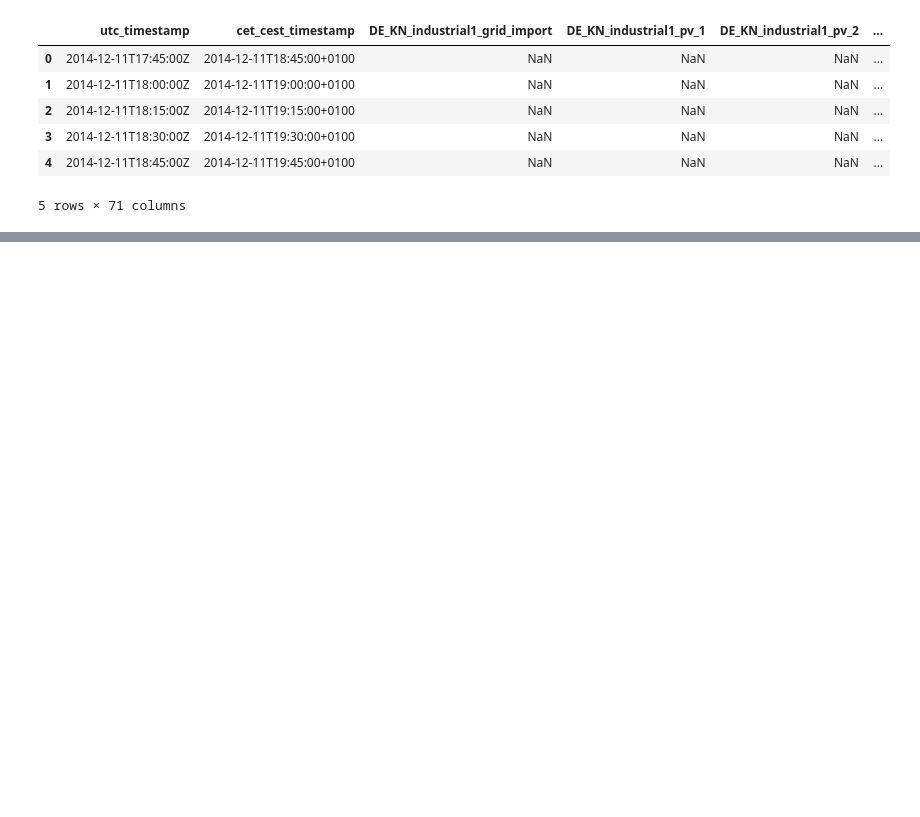
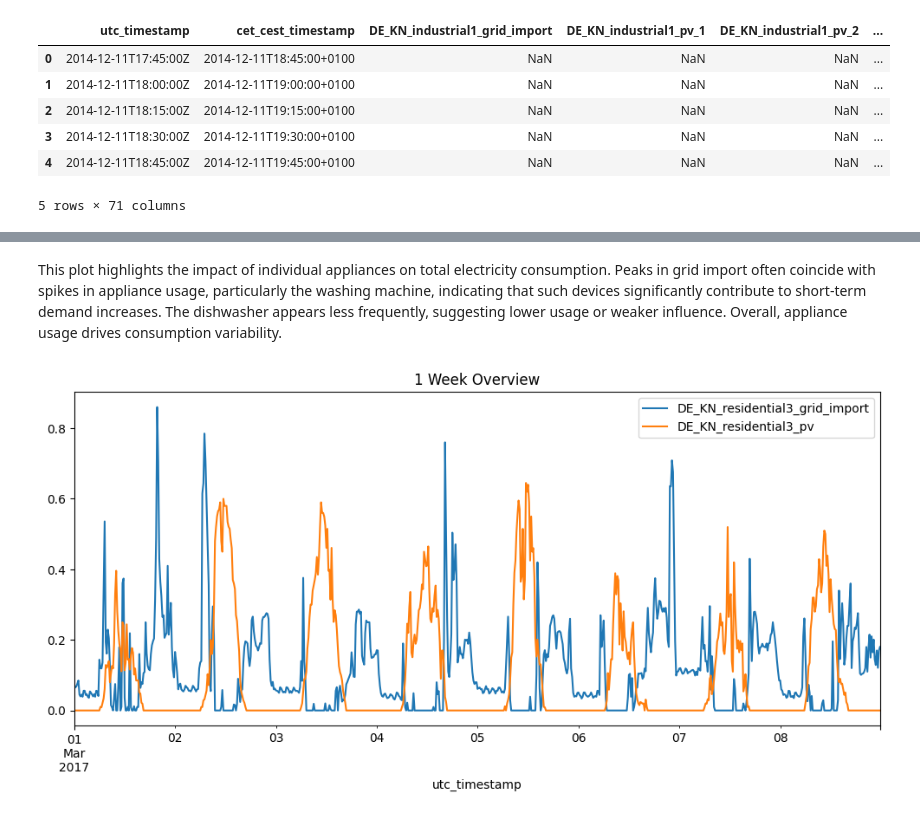
Before and after one commit to Iminza67/Household-Energy-Consumption-Generation-Analysis, a Jupyter notebook: notebooks/EDA.ipynb, the cells around one changed output, grey strips where cells are left out. Saved outputs shown, nothing was run; the diff lists cells and outputs as text; code cells hidden in the pictures; blank space fills up the shorter version.

```diff
--- a/notebooks/EDA.ipynb
+++ b/notebooks/EDA.ipynb
@@ -101,0 +166,10 @@ dtype('<M8[us]')
+# %% [markdown]
+This plot highlights the impact of individual appliances on total electricity consumption. Peaks in grid import often coincide with spikes in appliance usage, particularly the washing machine, indicating that such devices significantly contribute to short-term demand increases. The dishwasher appears less frequently, suggesting lower usage or weaker influence. Overall, appliance usage drives consumption variability.
+# %%
+df_usage.loc["2017-03-01":"2017-03-08",
+             ['DE_KN_residential3_grid_import',
+              'DE_KN_residential3_pv']].plot(figsize=(12,5))
+plt.title("1 Week Overview")
+plt.show()
+# %% [output]
+[figure, added]
```
Also changed, not shown: parts of 38 cells of this notebook.
